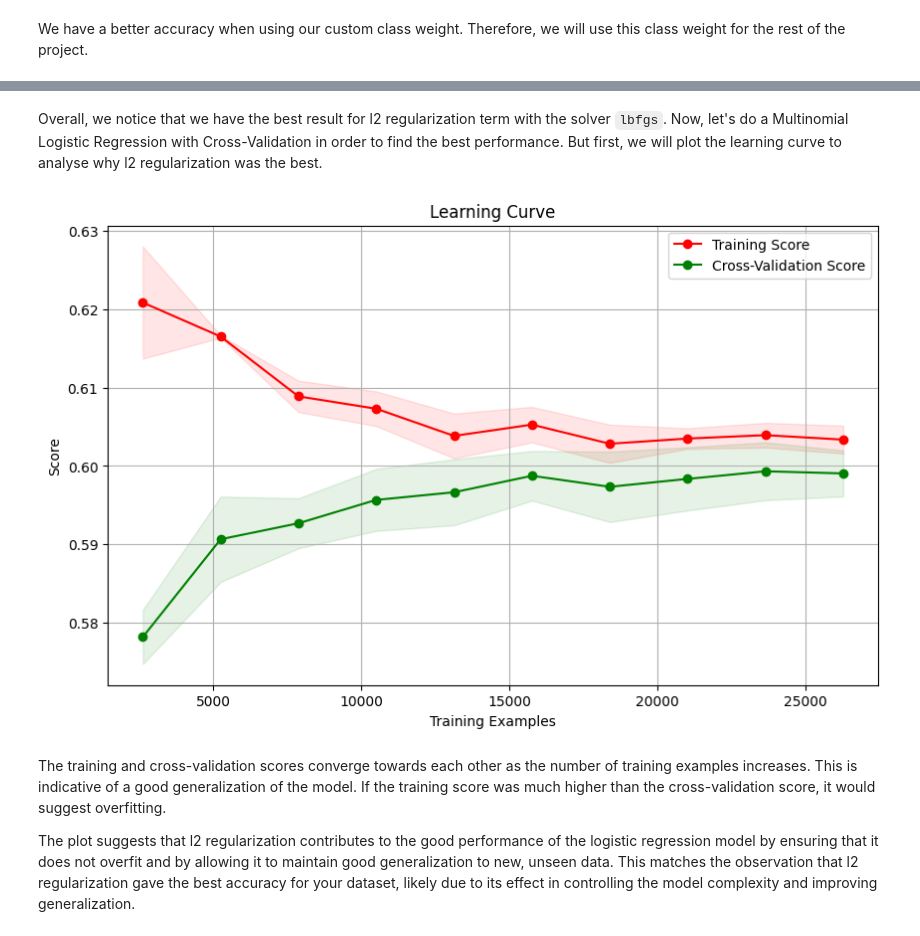
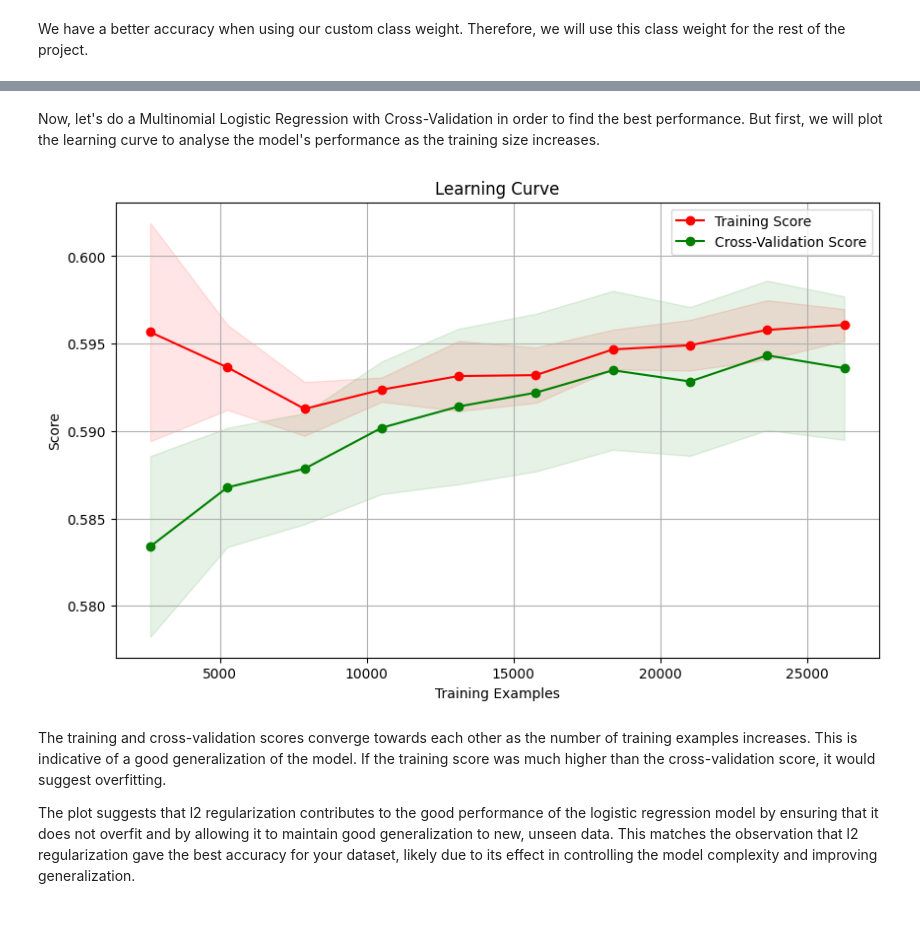
Before and after one commit to adevilde/Twitter-Climate-Change-Sentiment-Analysis, a Jupyter notebook: Twitter_Climate_Change_Sentiment.ipynb, the cells around one changed output, grey strips where cells are left out. Cells and saved outputs as stored; diff of their text form; code cells hidden in the pictures.

```diff
--- a/Twitter_Climate_Change_Sentiment.ipynb
+++ b/Twitter_Climate_Change_Sentiment.ipynb
@@ -670,10 +670,12 @@ Indeed, for only 1000 messages, it tooks around $40$ seconds to execute the code
 [Word2Vec](https://radimrehurek.com/gensim/models/word2vec.html) is a classic method for generating word embeddings that capture semantic meanings based on the context in which words appear. The Word2Vec algorithms include skip-gram and CBOW models (continuous bag-of-words), using either hierarchical softmax or negative sampling. For more information, you can check the documentation of Word2Vec on Gensim website at [https://radimrehurek.com/gensim/models/word2vec.html](https://radimrehurek.com/gensim/models/word2vec.html) or you can see this article from GeeksforGeeks [https://www.geeksforgeeks.org/python-word-embedding-using-word2vec/](https://www.geeksforgeeks.org/python-word-embedding-using-word2vec/). This last article was very helpful to understand Word2Vec!
 # %%
 # Train a Word2Vec model
-model_wv = Word2Vec(sentences=tweets['lemmatized_tweet_tokens'], vector_size=100, window=5, min_count=2, workers=4, seed=my_seed)
+# model_wv = Word2Vec(sentences=tweets['lemmatized_tweet_tokens'], vector_size=100, window=5, min_count=2, workers=4, seed=my_seed)
 
 # Save the model for later use
-model_wv.save("twitter_word2vec.model")
+# model_wv.save("twitter_word2vec.model")
+
+model_wv = Word2Vec.load("twitter_word2vec.model")
 # %%
 # Function to get a sentence embedding by averaging word vectors
 def get_sentence_embedding(tokens, model):
@@ -833,32 +842,32 @@ Multinomial Logistic Regression Accuracy with l2 penalty and solver=saga: 0.6027
 # %% [markdown]
-Overall, we notice that we have the best result for l2 regularization term with the solver `lbfgs`. Now, let's do a Multinomial Logistic Regression with Cross-Validation in order to find the best performance. But first, we will plot the learning curve to analyse why l2 regularization was the best.
+Now, let's do a Multinomial Logistic Regression with Cross-Validation in order to find the best performance. But first, we will plot the learning curve to analyse the model's performance as the training size increases.
 # %%
 # Define your model
-model = LogisticRegression(class_weight=weights, multi_class='multinomial', penalty=l2, solver='lbfgs', max_iter=10000)
+model = LogisticRegression(class_weight=weights, multi_class='multinomial', penalty='l2', solver='saga', max_iter=10000)
 
 # Define the learning curve parameters
 train_sizes, train_scores, test_scores = learning_curve(model, X_train, y_train, cv=5, scoring='accuracy', train_sizes=np.linspace(0.1, 1.0, 10))
 
 # Calculate the mean and standard deviation of the training and test scores
 train_scores_mean = np.mean(train_scores, axis=1)
 train_scores_std = np.std(train_scores, axis=1)
 test_scores_mean = np.mean(test_scores, axis=1)
 test_scores_std = np.std(test_scores, axis=1)
 
 # Plot the learning curve
 plt.figure(figsize=(10, 6))
 plt.title('Learning Curve')
 plt.xlabel('Training Examples')
 plt.ylabel('Score')
 plt.grid()
 plt.fill_between(train_sizes, train_scores_mean - train_scores_std, train_scores_mean + train_scores_std, alpha=0.1, color='r')
 plt.fill_between(train_sizes, test_scores_mean - test_scores_std, test_scores_mean + test_scores_std, alpha=0.1, color='g')
 plt.plot(train_sizes, train_scores_mean, 'o-', color='r', label='Training Score')
 plt.plot(train_sizes, test_scores_mean, 'o-', color='g', label='Cross-Validation Score')
 plt.legend(loc='best')
 plt.show()
 # %% [output]
-[figure, old version]
+[figure, new version]
 # %% [markdown]
 The training and cross-validation scores converge towards each other as the number of training examples increases. This is indicative of a good generalization of the model. If the training score was much higher than the cross-validation score, it would suggest overfitting.
 
```
Also changed, not shown: parts of 84 cells of this notebook.
